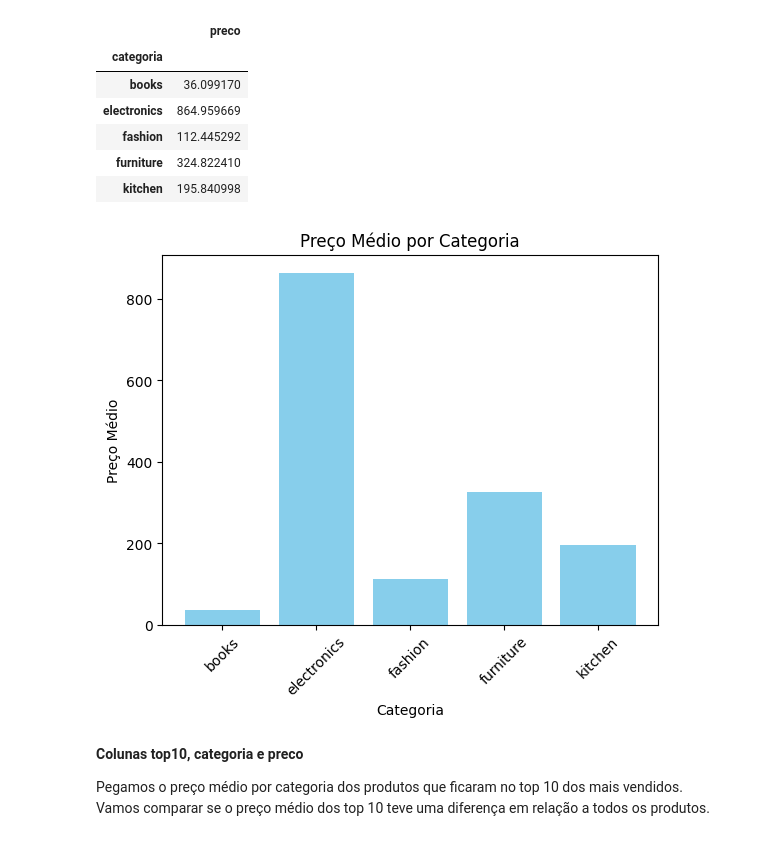
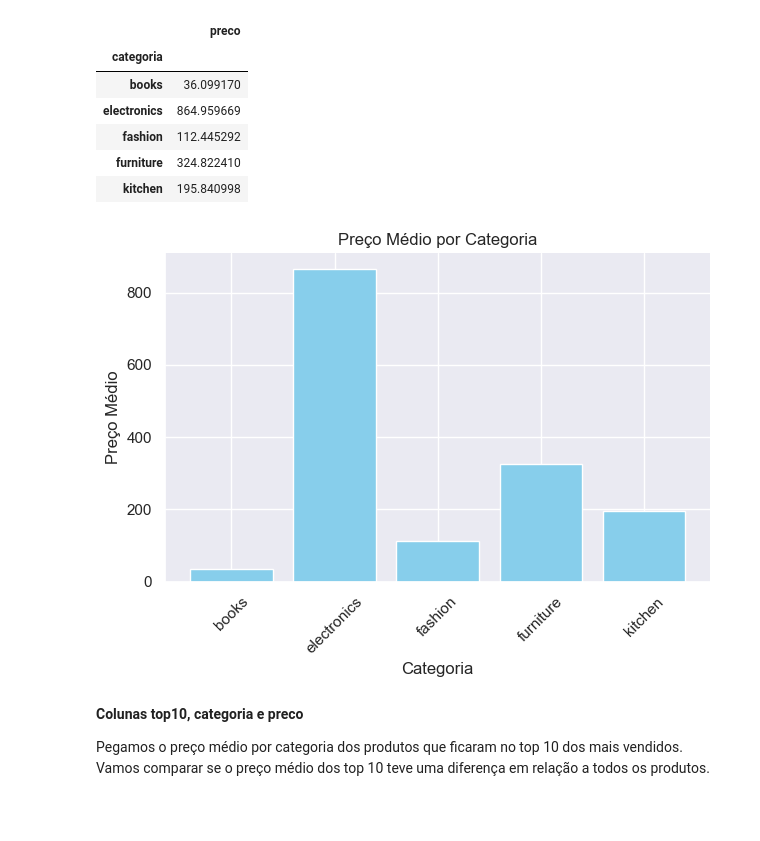
Before and after one commit to DiegowFonseca/amazon-blackfriday-analysis, a Jupyter notebook: notebooks/analysis_exploratory.ipynb, the cells around one changed output. Saved outputs shown, nothing was run; the diff lists cells and outputs as text; code cells hidden in the pictures; blank space fills up the shorter version.

```diff
--- a/notebooks/analysis_exploratory.ipynb
+++ b/notebooks/analysis_exploratory.ipynb
@@ -24,6 +24,14 @@ import pandas as pd
 import numpy as np
 import matplotlib.pyplot as plt
 import seaborn as sns
+
+import warnings
+warnings.filterwarnings('ignore')
+
+# Definir a paleta de cores
+sns.set_style("darkgrid")
+sns.set_palette("muted")
+sns.set_context("notebook")
 # %%
 # Importando a base de dados
 base = pd.read_csv("../data/data_processed/produtos.csv")
@@ -451,13 +517,21 @@ agrupado_categoria
 | furniture | 324.822410 |
 | kitchen | 195.840998 |
 # %%
-plt.bar(agrupado_categoria.index, agrupado_categoria['preco'], color='skyblue')
-plt.xlabel("Categoria")
-plt.ylabel("Preço Médio")
-plt.title("Preço Médio por Categoria")
-plt.xticks(rotation=45);
+
+ax = plt.gca()
+
+ax.bar(agrupado_categoria.index, agrupado_categoria['preco'], color='skyblue')
+
+ax.set_xlabel("Categoria")
+ax.set_ylabel("Preço Médio")
+ax.set_title("Preço Médio por Categoria")
+plt.xticks(rotation=45)
+ax.spines['top'].set_visible(False)
+ax.spines['right'].set_visible(False)
+plt.tight_layout()
+plt.show()
 # %% [output]
-[figure, old version]
+[figure, new version]
 # %% [markdown]
 <strong>Colunas top10, categoria e preco</strong>
 
```
Also changed, not shown: parts of 21 cells of this notebook.
